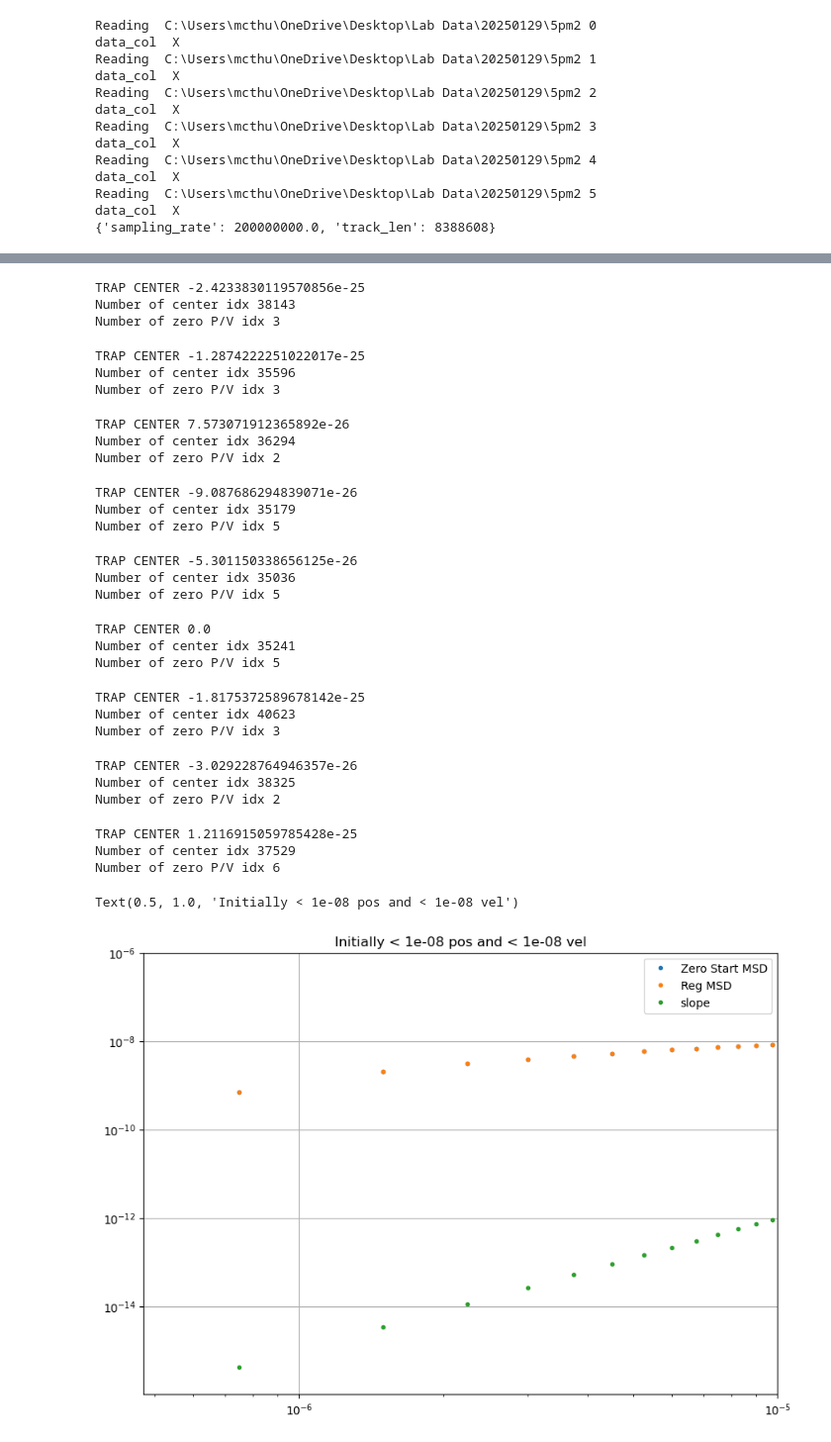
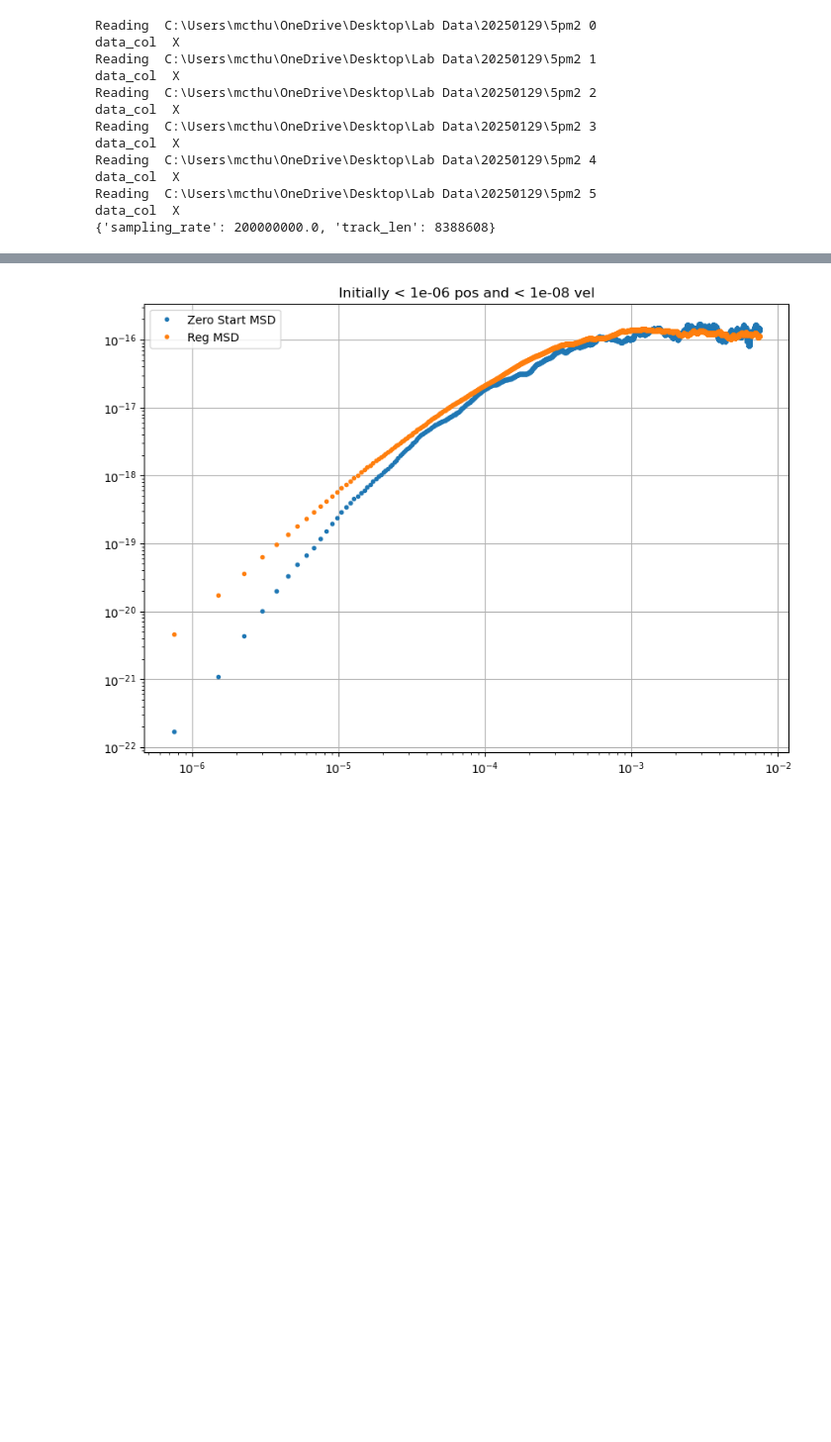
Before and after one commit to mcthumann/Brownian_Data_Analysis, a Jupyter notebook: scripts/bati_playground_super_diiffusion.ipynb, the cells around one changed output, grey strips where cells are left out. Shown at 99% size. Drawn from its saved outputs; the diff is of its cells as text; code cells hidden in the pictures; blank space fills up the shorter version.

```diff
--- a/scripts/bati_playground_super_diiffusion.ipynb
+++ b/scripts/bati_playground_super_diiffusion.ipynb
@@ -164,16 +153,10 @@ SAMPLING RATE IS 200000000.0
 # %%
-from tqdm import tqdm
 def compute_msd(time_trace, dt):
 
     n = len(time_trace)
-    msd = np.zeros(n)  # Allocate array for MSD
     lag_times = np.arange(n) * dt  # Calculate lag times
 
-    for tau in tqdm(range(n)):
-        displacements = time_trace[tau:] - time_trace[:n - tau]
-        d_sq = np.square(displacements)
-        msd[tau] = np.mean(d_sq)
-
+    msd = [(time_trace[0]-time_trace[i])**2 for i in range(n)]
     return msd, lag_times
 # %%
 import random
@@ -191,17 +174,15 @@ arr_super_msd = []
 arr_reg_msd = []
 lag_times = 0
 
-pos_tolerance = 1e-8
+pos_tolerance = 1e-6
 v_tolerance = 1e-8
 track_len = 10000
 
 # print("Number of traces " + str(len(velocity_traces)))
 for i in range(len(velocity_traces)):
-    trap_center = np.mean(traces_post_meter[i])
-    print("TRAP CENTER " + str(trap_center))
 
-    trap_center_indicies = np.where(abs(traces_post_meter[i] - trap_center) < pos_tolerance)[0]
-    valid = trap_center_indicies < len(traces_post_meter[i]) - track_len
+    trap_center_indicies = np.where(abs(traces_post_meter[i]) < pos_tolerance)[0]
+    valid = trap_center_indicies < (len(traces_post_meter[i]) - track_len)
     trap_center_indicies = trap_center_indicies[valid]
 
     print("Number of center idx " + str(len(trap_center_indicies)))
@@ -228,10 +209,10 @@ for i in range(len(velocity_traces)):
     initially_zero_series = []
     not_initially_zero_series = []
 
-    for j in initial_zero_indicies:
-        initially_zero_series.append(velocity_traces[i][j:j+track_len])
-    for j in not_close_to_zero_indicies:
-        not_initially_zero_series.append(velocity_traces[i][j:j+track_len])
+    for k in initial_zero_indicies:
+        initially_zero_series.append(traces_post_meter[i][k:k+track_len])
+    for l in not_close_to_zero_indicies:
+        not_initially_zero_series.append(traces_post_meter[i][l:l+track_len])
 
     # plt.title("Positions")
     # # Draw vertical lines where values are close to zero
@@ -271,17 +252,21 @@ for i in range(len(velocity_traces)):
     # plt.grid()
     # plt.title("Initially < " + str(pos_tolerance) + " pos and < " + str(v_tolerance) + " vel")
 
+# Filter out MSDs that contain NaNs
+arr_super_msd = [msd for msd in arr_super_msd if not np.isnan(msd).any()]
+arr_reg_msd = [msd for msd in arr_reg_msd if not np.isnan(msd).any()]
+
 super = np.mean(arr_super_msd, axis=0)
 reg = np.mean(arr_reg_msd, axis=0)
 plt.figure(figsize=(10, 7))
 plt.plot(lag_times, super, ".", label='Zero Start MSD')
 plt.plot(lag_times, reg, ".", label='Reg MSD')
 y = (lag_times**3)*1e3
-plt.plot(lag_times, y, ".", label='slope')
+# plt.plot(lag_times, y, ".", label='slope')
 plt.xscale("log")
 plt.yscale("log")
-plt.xlim(right=1e-5)
-plt.ylim(top=1e-6)
+# plt.xlim(right=1e-5)
+# plt.ylim(top=1e-6)
 plt.legend()
 plt.grid()
 plt.title("Initially < " + str(pos_tolerance) + " pos and < " + str(v_tolerance) + " vel")
@@ -298,32 +292,4 @@ Number of zero P/V idx 1
-TRAP CENTER -2.4233830119570856e-25
-Number of center idx 38143
-Number of zero P/V idx 3
-TRAP CENTER -1.2874222251022017e-25
-Number of center idx 35596
-Number of zero P/V idx 3
-TRAP CENTER 7.573071912365892e-26
-Number of center idx 36294
-Number of zero P/V idx 2
-TRAP CENTER -9.087686294839071e-26
-Number of center idx 35179
-Number of zero P/V idx 5
-TRAP CENTER -5.301150338656125e-26
-Number of center idx 35036
-Number of zero P/V idx 5
-TRAP CENTER 0.0
-Number of center idx 35241
-Number of zero P/V idx 5
-TRAP CENTER -1.8175372589678142e-25
-Number of center idx 40623
-Number of zero P/V idx 3
-TRAP CENTER -3.029228764946357e-26
-Number of center idx 38325
-Number of zero P/V idx 2
-TRAP CENTER 1.2116915059785428e-25
-Number of center idx 37529
-Number of zero P/V idx 6
-Text(0.5, 1.0, 'Initially < 1e-08 pos and < 1e-08 vel')
-[figure, old version]
+[figure, new version]
 # %%
 plt.figure(figsize=(10, 7))
 plt.plot(lag_times, super, ".", label='Zero Start MSD')
```
Also changed, not shown: parts of 3 cells of this notebook.
